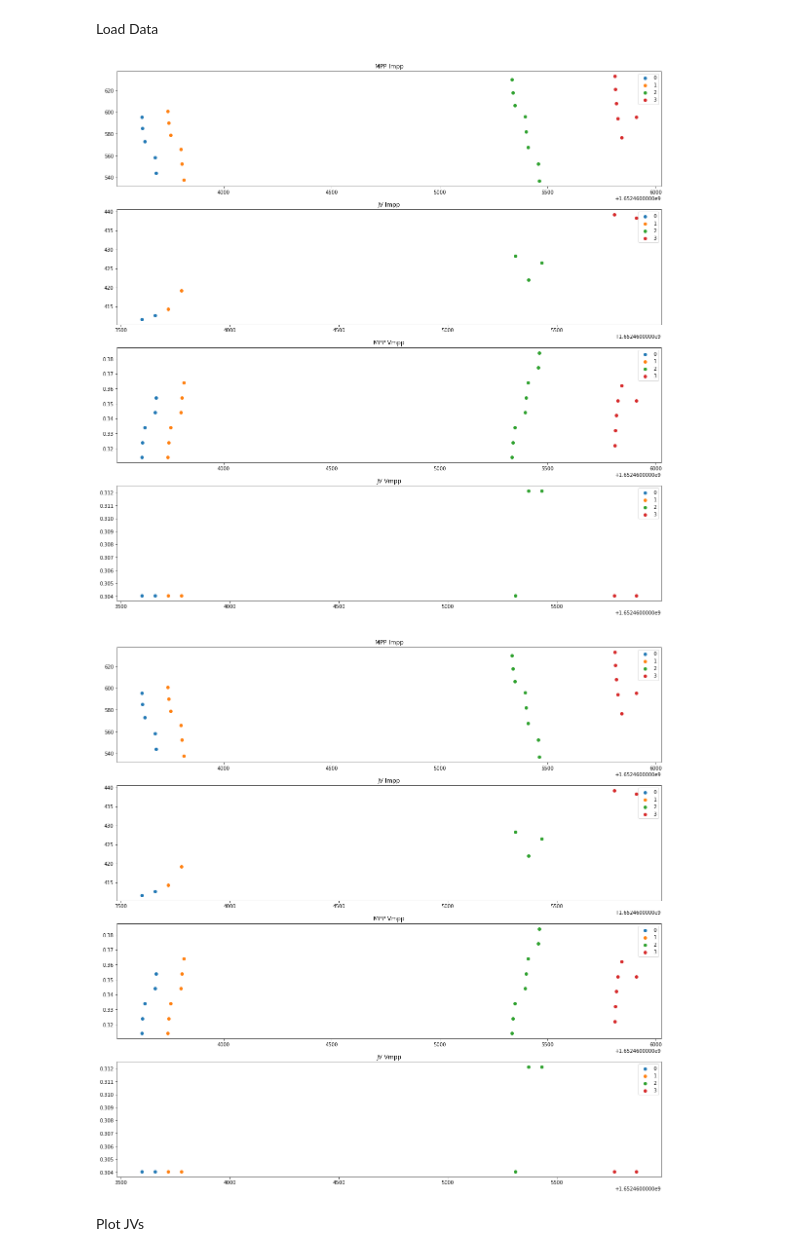
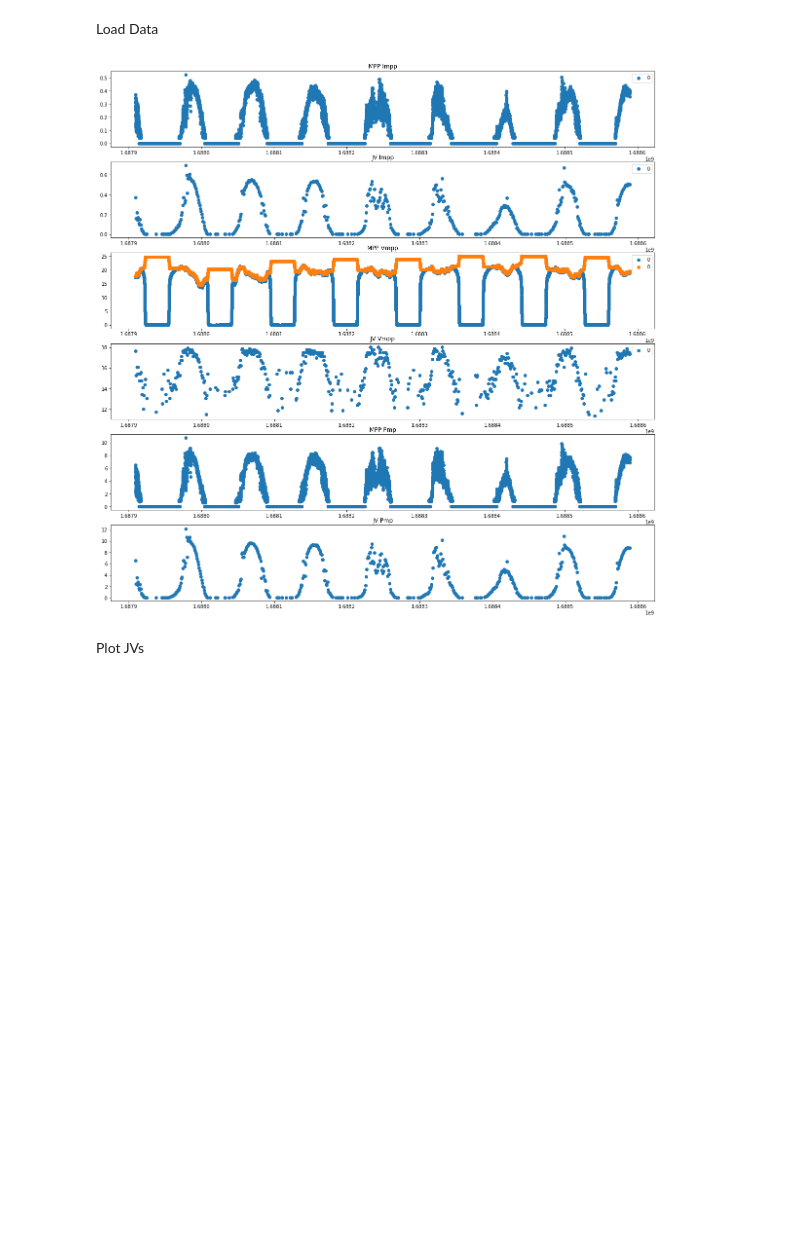
Before and after one commit to fenning-research-group/parasol, a Jupyter notebook: parasol/notebook/graphing_notebook.ipynb, the cells around one changed output. Drawn from its saved outputs; the diff is of its cells as text; code cells hidden in the pictures; blank space fills up the shorter version.

Commit message:
optimization
Setting optimization, graphing notebook edits, relay switchover to new design with old hardware

```diff
--- a/parasol/notebook/graphing_notebook.ipynb
+++ b/parasol/notebook/graphing_notebook.ipynb
@@ -24,7 +24,6 @@ Set root directory, pull data
 # Set Root Directory (folder that holds test folders), get list of folders
 # root_dir = 'C:\\Users\\seand\\Documents\\Data\\OutDoorTest'
 # root_dir = 'C:\\Users\\FRG-LAPTOP\\Documents\\PARASOL\\Characterization'
-
 #test_folders = filestructure.get_tests(rootdir=root_dir)
 
 
@@ -37,15 +36,12 @@ Set root directory, pull data
 # # 'C:\\Users\\FRG-LAPTOP\\Documents\\PARASOL\\Characterization\\x20220422\\x20220422_ShortManyScans_4',
 # ]
 
-test_folders = ['C:\\Users\\FRG-LAPTOP\\Documents\\PARASOL\\Characterization\\x20220513\\x20220513_ch1_100step',
-# 'C:\\Users\\FRG-LAPTOP\\Documents\\PARASOL\\Characterization\\x20220513\\x20220513_ch2_100step',
-'C:\\Users\\FRG-LAPTOP\\Documents\\PARASOL\\Characterization\\x20220513\\x20220513_ch1_500step',
-# 'C:\\Users\\FRG-LAPTOP\\Documents\\PARASOL\\Characterization\\x20220513\\x20220513_ch2_500step',
-'C:\\Users\\FRG-LAPTOP\\Documents\\PARASOL\\Characterization\\x20220513\\x20220513_ch1_100step_delay',
-# 'C:\\Users\\FRG-LAPTOP\\Documents\\PARASOL\\Characterization\\x20220513\\x20220513_ch2_100step_delay',
-'C:\\Users\\FRG-LAPTOP\\Documents\\PARASOL\\Characterization\\x20220513\\x20220513_ch1_delays',
-# 'C:\\Users\\FRG-LAPTOP\\Documents\\PARASOL\\Characterization\\x20220513\\x20220513_ch2_delays',
-]
+# Method 2b (same but just 1 data set)
+# test_folders = ['C:\\Users\\FRG-LAPTOP\\Documents\\PARASOL\\Characterization\\x20230627\\x20230627_Two_Cells']
+test_folders = ['C:\\Users\\FRG-LAPTOP\\Documents\\PARASOL\\Characterization\\x20230627\\x20230627_MHP_Cell']
+
+# test_folders = ['C:\\Users\\FRG-LAPTOP\\Documents\\PARASOL\\Characterization\\x20230626\\x20230626_MHP']
+
 
 # Generate list of files in each folder seperated by test
 analyzed_files = filestructure.get_files(test_folders, "Analyzed")
@@ -56,37 +52,44 @@ Load Data
 # %%
 # Generaic load all data and plot
 plt.rcParams["figure.figsize"] = (20,20)
-figure, axes = plt.subplots(4)
+figure, axes = plt.subplots(6)
 
+# cycle through each device on test
 for test in range(len(jv_files)):
 
-    mpp_t, mpp_v, mpp_i, mpp_j, mpp_p = analysis.load_mpp_files(mpp_file_paths=mpp_files[test])
-    jv_t, jv_v, jv_j_fwd, jv_p_fwd, jv_j_rev, jv_p_rev = analysis.load_jv_files(jv_file_paths=jv_files[test])
-    scalar_df = pd.read_csv((analyzed_files[test])[0])
+    mpp_t, mpp_vapp, mpp_v, mpp_i, mpp_j, mpp_p = analysis.load_mpp_files(mpp_file_paths=mpp_files[0])
+    jv_t, jv_vapp, jv_v_fwd, jv_i_fwd, jv_j_fwd, jv_p_fwd, jv_v_rev, jv_i_rev, jv_j_rev, jv_p_rev = analysis.load_jv_files(jv_file_paths=jv_files[test])
+    scalar_df = pd.read_csv((analyzed_files[0])[test])
 
-    axes[0].scatter(mpp_t,mpp_i, label = f'{test}')
-    axes[1].scatter(scalar_df['Time (Epoch)'],scalar_df['REV Jmp (mA/cm2)'], label = f'{test}')
+    axes[0].scatter(mpp_t,mpp_j, label = f'{test}')
+    axes[1].scatter(scalar_df['Time (Epoch)'],(scalar_df['REV Jmp (mA/cm2)']+scalar_df['FWD Jmp (mA/cm2)'])/2, label = f'{test}')
     axes[2].scatter(mpp_t,mpp_v, label = f'{test}')
-    axes[3].scatter(scalar_df['Time (Epoch)'],scalar_df['REV Vmp (V)'], label = f'{test}')
+    axes[2].scatter(mpp_t,mpp_vapp, label = f'{test}')
+    axes[3].scatter(scalar_df['Time (Epoch)'],(scalar_df['REV Vmp (V)']+scalar_df['FWD Vmp (V)'])/2, label = f'{test}')
+
+    axes[4].scatter(mpp_t,mpp_p, label = f'{test}')
+    axes[5].scatter(scalar_df['Time (Epoch)'],(scalar_df['REV Pmp (mW/cm2)']+scalar_df['FWD Pmp (mW/cm2)'])/2, label = f'{test}')
 
     #axes[0].set_xlim([39200+1.6508000000E9, 39600+1.6508000000E9])
     #axes[1].set_xlim([39200+1.6508000000E9, 39600+1.6508000000E9])
     #axes[2].set_xlim([39200+1.6508000000E9, 39600+1.6508000000E9])
     #axes[3].set_xlim([39200+1.6508000000E9, 39600+1.6508000000E9])
+
+    # axes[2].set_ylim([0,0.6])
+    # axes[3].set_ylim([0,0.6])
 
     axes[0].legend()
     axes[1].legend()
     axes[2].legend()
     axes[3].legend()
 
     axes[0].set_title('MPP Impp')
     axes[1].set_title('JV Impp')
     axes[2].set_title('MPP Vmpp')
     axes[3].set_title('JV Vmpp')
-
-figure
+    axes[4].set_title('MPP Pmp')
+    axes[5].set_title('JV Pmp')
 # %% [output]
-[figure, old version]
+[figure, new version]
-[figure, removed]
 # %% [markdown]
 Plot JVs
```
Also changed, not shown: parts of 5 cells of this notebook, 2 other files.
